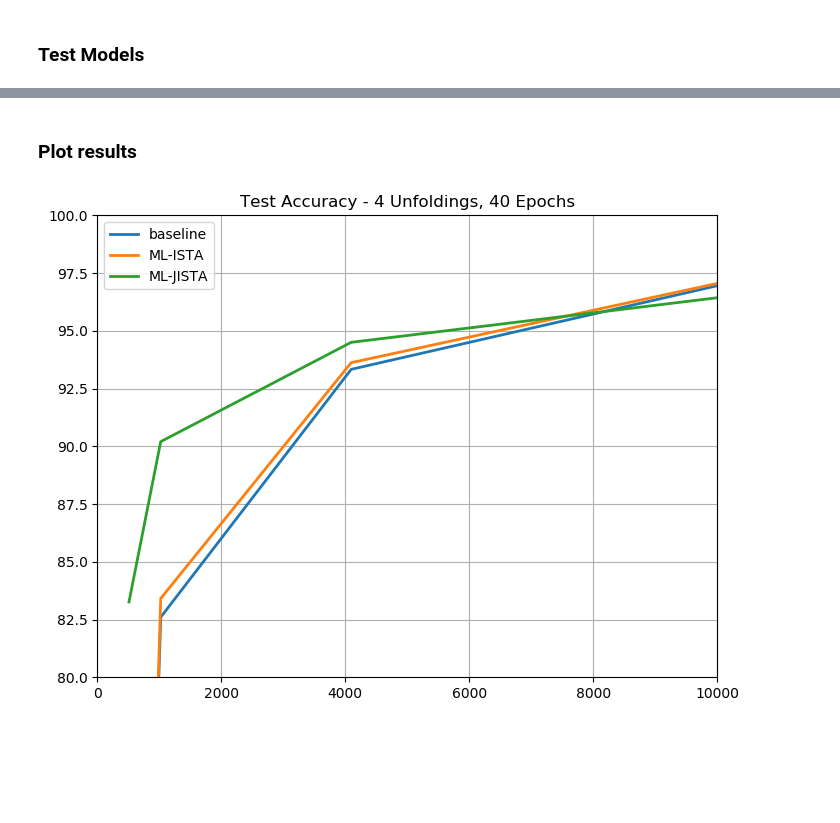
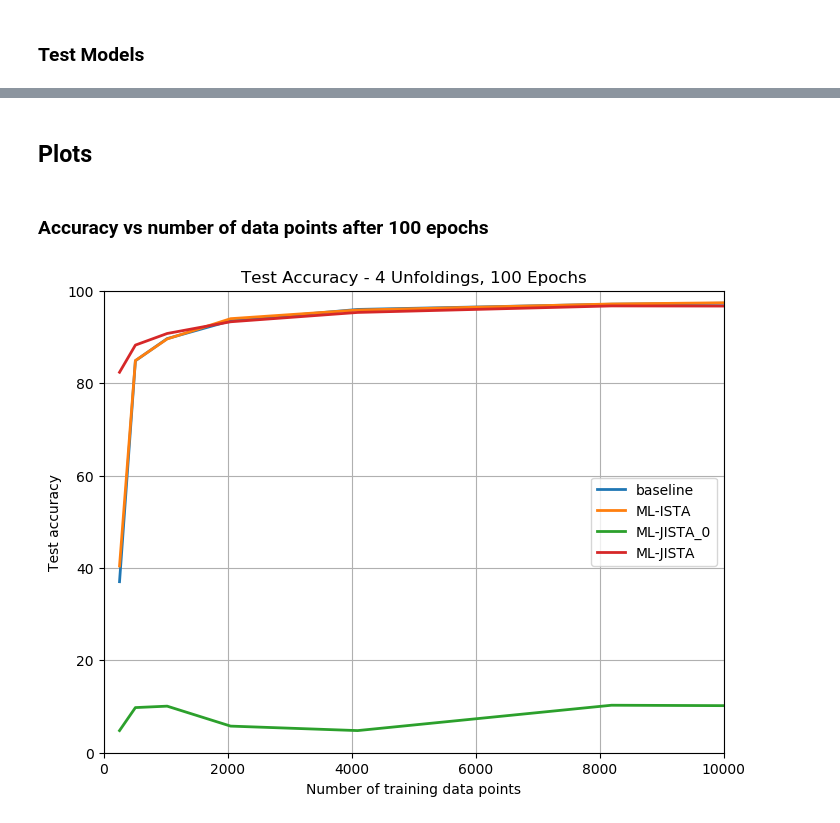
Before and after one commit to mm5110/sparse-structures-for-classification, a Jupyter notebook: dev/ML_ISTA/limited_data_test.ipynb, the cells around one changed output, grey strips where cells are left out. Drawn from its saved outputs; the diff is of its cells as text; code cells hidden in the pictures; blank space fills up the shorter version.

Commit message:
Latest runs from the tests

```diff
--- a/dev/ML_ISTA/limited_data_test.ipynb
+++ b/dev/ML_ISTA/limited_data_test.ipynb
@@ -24,7 +24,7 @@ import pdb
 import Models_MNIST as mds
 
 # Hyper Parameters
-EPOCH = 40
+EPOCH = 100
 BATCH_SIZE = 256
 DOWNLOAD_MNIST = False
 m1 = 64
@@ -34,7 +34,8 @@ cudaopt = True
 
 EPS = 1e-4
 
-numb_train = [512, 1024, 4096, 10000, 20000, 60000]
+# numb_train = [512, 1024, 4096, 10000, 20000, 60000]
+numb_train = [256, 512, 1024, 2048, 4096, 8192, 10000]
 train_data_sets = []
 
 # Create different size training sets for the the training data
@@ -83,6 +84,9 @@ Acc_test_baseline = np.zeros((EPOCH, len(numb_train)))
 
 Loss_test_ISTA = np.zeros((EPOCH, len(numb_train)))
 Acc_test_ISTA = np.zeros((EPOCH, len(numb_train)))
+
+Loss_test_JISTA_0 = np.zeros((EPOCH, len(numb_train)))
+Acc_test_JISTA_0 = np.zeros((EPOCH, len(numb_train)))
 
 Loss_test_JISTA = np.zeros((EPOCH, len(numb_train)))
 Acc_test_JISTA = np.zeros((EPOCH, len(numb_train)))
@@ -98,17 +102,20 @@ for i in range(len(numb_train)):
     # Define the three models we want to compare
     model_baseline = mds.ML_ISTA_NET(m1,m2,m3)
     model_ISTA = mds.ML_ISTA_NET(m1,m2,m3)
+    model_JISTA_0 = mds.ML_JISTA_NET(m1,m2,m3)
     model_JISTA = mds.ML_JISTA_NET(m1,m2,m3)
 
     # Optimise if CUDA is available
     if cudaopt:
         model_baseline.cuda()
         model_ISTA.cuda()
+        model_JISTA_0.cuda()
         model_JISTA.cuda()
 
     # Define optimizer for each model to update a specific model's parameters
     optimizer_baseline = torch.optim.Adam(model_baseline.parameters(), lr = 0.0001, eps = EPS)
     optimizer_ISTA = torch.optim.Adam(model_ISTA.parameters(), lr = 0.0001, eps = EPS)
+    optimizer_JISTA_0 = torch.optim.Adam(model_JISTA.parameters(), lr = 0.0001, eps = EPS)
     optimizer_JISTA = torch.optim.Adam(model_JISTA.parameters(), lr = 0.0001, eps = EPS)
 
     bar = progressbar.ProgressBar()
@@ -120,6 +127,7 @@ for i in range(len(numb_train)):
         # train each model for 1 epoch
         model_baseline.train()
         model_ISTA.train()
+        model_JISTA_0.train()
         model_JISTA.train()
 
         for step, (x, y) in enumerate(train_loader):
@@ -130,6 +138,7 @@ for i in range(len(numb_train)):
             # Run data through each model
             encoded_baseline, scores_baseline = model_baseline(b_x)
             encoded_ISTA, scores_ISTA = model_ISTA(b_x, T, RHO)
+            encoded_JISTA_0, scores_JISTA_0, sorted_labels_JISTA_0 = model_JISTA_0.joint_train(b_x, b_y)
             encoded_JISTA, scores_JISTA, sorted_labels_JISTA = model_JISTA.joint_train(b_x, b_y, T, RHO)
             # Calculate the training loss for each model and backprop
             # BASELINE
@@ -142,12 +151,14 @@ for i in range(len(numb_train)):
             optimizer_ISTA.zero_grad()               # clear gradients for this training step
             loss_ISTA.backward()                     # backpropagation, compute gradients
             optimizer_ISTA.step()                    # apply gradients
+            # JISTA_0
+            sorted_labels_JISTA_0 = sorted_labels_JISTA_0.type(torch.cuda.LongTensor)
+            loss_JISTA_0 = F.nll_loss(scores_JISTA_0, sorted_labels_JISTA_0)      # negative log likelyhood
+            optimizer_JISTA_0.zero_grad()               # clear gradients for this training step
+            loss_JISTA_0.backward()                     # backpropagation, compute gradients
+            optimizer_JISTA_0.step()                    # apply gradients
             # JISTA
-
-            sorted_labels_JISTA = sorted_labels_JISTA.type(torch.LongTensor)
-#             scores_JISTA.type(torch.LongTensor)
             sorted_labels_JISTA = sorted_labels_JISTA.type(torch.cuda.LongTensor)
-            scores_JISTA.type(torch.cuda.LongTensor)
             loss_JISTA = F.nll_loss(scores_JISTA, sorted_labels_JISTA)      # negative log likelyhood
             optimizer_JISTA.zero_grad()               # clear gradients for this training step
             loss_JISTA.backward()                     # backpropagation, compute gradients
@@ -156,12 +167,15 @@ for i in range(len(numb_train)):
         # TEST EACH MODEL AND STORE PERFORMANCE
         model_baseline.eval()
         model_ISTA.eval()
+        model_JISTA_0.eval()
         model_JISTA.eval()
         correct_baseline = 0
         correct_ISTA = 0
+        correct_JISTA_0 = 0
         correct_JISTA = 0
         test_loss_baseline = 0
         test_loss_ISTA = 0
+        test_loss_JISTA_0 = 0
         test_loss_JISTA = 0
 
         for step, (x, y) in enumerate(test_loader):
@@ -181,6 +195,11 @@ for i in range(len(numb_train)):
             pred = scores.data.max(1, keepdim=True)[1]
             correct_ISTA += pred.eq(b_y.data.view_as(pred)).long().cpu().sum()
 
+            gamma, scores = model_JISTA_0(b_x)
+            test_loss_JISTA_0 += F.nll_loss(scores, b_y, size_average=False).data[0]
+            pred = scores.data.max(1, keepdim=True)[1]
+            correct_JISTA_0 += pred.eq(b_y.data.view_as(pred)).long().cpu().sum()
+
             gamma, scores = model_JISTA(b_x,T,RHO)
             test_loss_JISTA += F.nll_loss(scores, b_y, size_average=False).data[0]
             pred = scores.data.max(1, keepdim=True)[1]
@@ -189,6 +208,7 @@ for i in range(len(numb_train)):
         # Calculate each error as a percentage
         test_loss_baseline /= len(test_loader.dataset)
         test_loss_ISTA /= len(test_loader.dataset)
+        test_loss_JISTA_0 /= len(test_loader.dataset)
         test_loss_JISTA /= len(test_loader.dataset)
 
         Loss_test_baseline[epoch,i] = test_loss_baseline
@@ -197,6 +217,9 @@ for i in range(len(numb_train)):
         Loss_test_ISTA[epoch,i] = test_loss_ISTA
         Acc_test_ISTA[epoch,i] =  100 * float(correct_ISTA) /float(len(test_loader.dataset))
 
+        Loss_test_JISTA_0[epoch,i] = test_loss_JISTA_0
+        Acc_test_JISTA_0[epoch,i] =  100 * float(correct_JISTA_0) /float(len(test_loader.dataset))
+
         Loss_test_JISTA[epoch,i] = test_loss_JISTA
         Acc_test_JISTA[epoch,i] =  100 * float(correct_JISTA) /float(len(test_loader.dataset))
 
@@ -220,17 +243,22 @@ Training and testing models with training data size of 60000
-# %% [markdown]
-### Plot results
+# %% [markdown]
+## Plots
+# %% [markdown]
+### Accuracy vs number of data points after 100 epochs
 # %%
 fig = plt.figure(figsize=(8,6))
 plt.style.use('default')
 plt.plot(numb_train, Acc_test_baseline[EPOCH-1, :],  linewidth = 2,label='baseline')
 plt.plot(numb_train, Acc_test_ISTA[EPOCH-1, :], linewidth = 2,label = 'ML-ISTA')
+plt.plot(numb_train, Acc_test_JISTA_0[EPOCH-1, :], linewidth = 2,label = 'ML-JISTA_0')
 plt.plot(numb_train, Acc_test_JISTA[EPOCH-1, :], linewidth = 2,label = 'ML-JISTA')
 # plt.plot(Acc_test_fista_r, linewidth = 2,label = 'ML-FISTA')
 
 plt.grid('on')
-plt.title('Test Accuracy - 4 Unfoldings, 40 Epochs')
+plt.title('Test Accuracy - 4 Unfoldings, 100 Epochs')
+plt.xlabel('Number of training data points')
+plt.ylabel('Test accuracy')
 plt.legend()
-plt.axis([0, 10000, 80, 100])
+plt.axis([0, 10000, 0, 100])
 plt.show()
 # %% [output]
-[figure, old version]
+[figure, new version]
```
Also changed, not shown: parts of 4 cells of this notebook.
